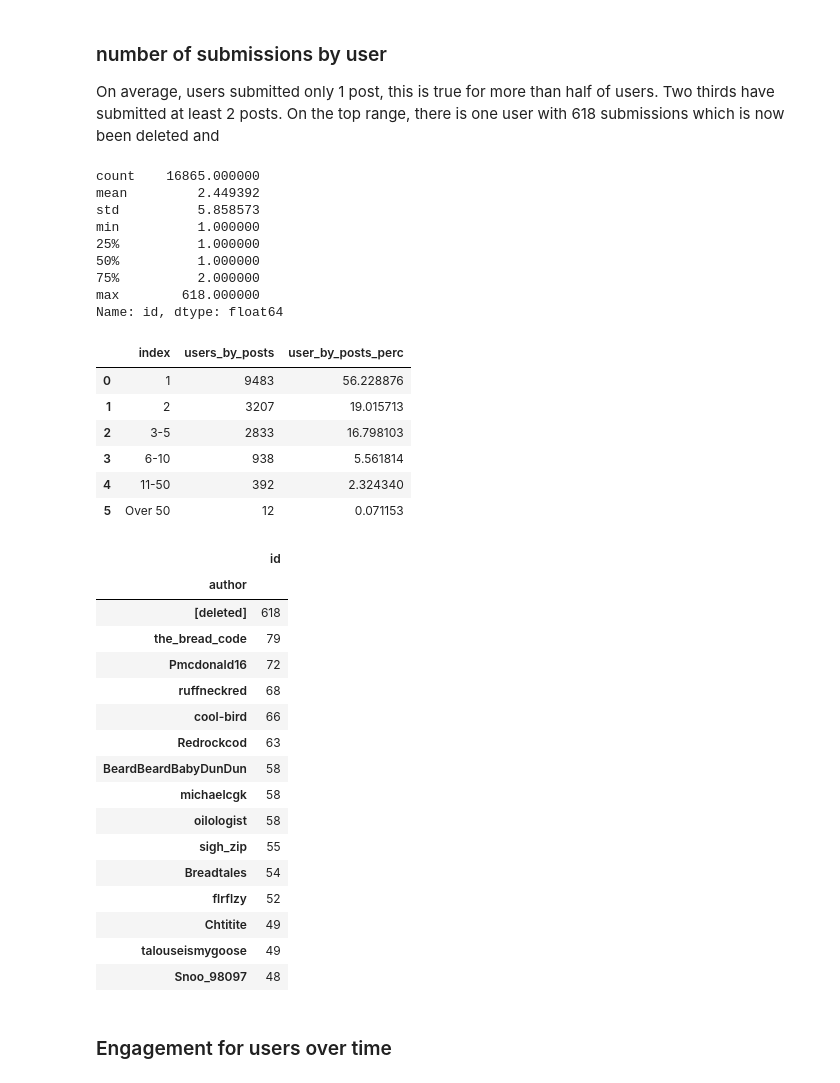
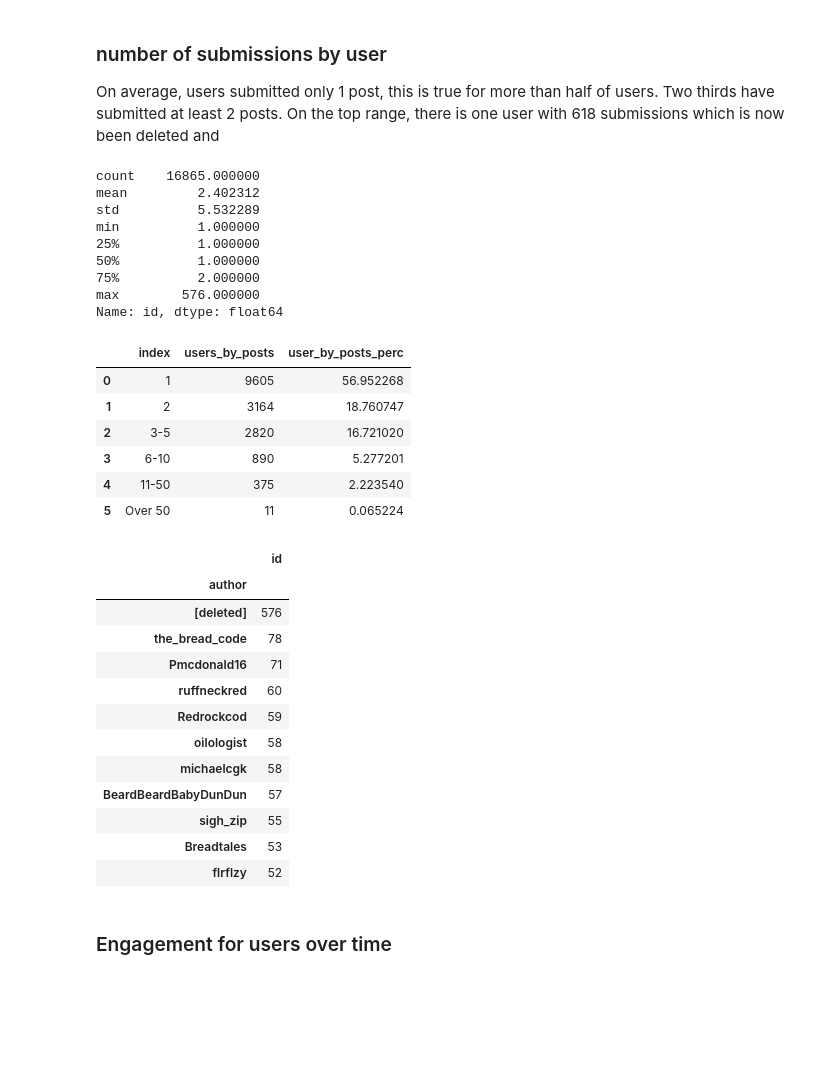
Before and after one commit to Lisa-Ho/breadit, a Jupyter notebook: notebooks/lockdown-baking-part-2-data-cleaning-classification.ipynb, the cells around one changed output. Cells and saved outputs as stored; diff of their text form; code cells hidden in the pictures; blank space fills up the shorter version.

```diff
--- a/notebooks/lockdown-baking-part-2-data-cleaning-classification.ipynb
+++ b/notebooks/lockdown-baking-part-2-data-cleaning-classification.ipynb
@@ -144,12 +117,18 @@ def replace_values(text, dic):
     return text
 
 # list of values to be replaced, including punctuation
-replace_dict = {"&amp;": "", #xml syntax for &
-                "[!\"#$%&()*+,./:;<=>?@[\]^_`{|}~“”-]": "",
+replace_dict = {"&amp;": " ", #xml syntax for &
+                "[!\"#$%&()*+,./:;<=>?@[\]^_`{|}~“”-]": " ",
                 "pnw" : "pacific northwest",
                 "  ": " ", #double space
                 "’s" :"",
                 "’m" : "",
+                "y'all": "you all",
+                "i'm": "i am",
+                "i've": "i have",
+                "it'll": "it will",
+                "we're": "we are",
+                "i'd": "i would",
                 "loaves": "loaf"
                }
 
@@ -511,13 +513,13 @@ pivot = pd.DataFrame(df.groupby("author")["id"].count())
 pivot["id"].describe()
 # %% [output]
 count    16865.000000
-mean         2.449392
-std          5.858573
+mean         2.402312
+std          5.532289
 min          1.000000
 25%          1.000000
 50%          1.000000
 75%          2.000000
-max        618.000000
+max        576.000000
 Name: id, dtype: float64
 # %%
 bins = [0, 1, 2, 5, 10 ,50, np.inf]
@@ -534,32 +536,29 @@ pivot.to_csv(".\\data\charts\posts_by_user_bins.csv", index=False)
 pivot
 # %% [output]
 |  | index | users_by_posts | user_by_posts_perc |
-| 0 | 1 | 9483 | 56.228876 |
-| 1 | 2 | 3207 | 19.015713 |
-| 2 | 3-5 | 2833 | 16.798103 |
-| 3 | 6-10 | 938 | 5.561814 |
-| 4 | 11-50 | 392 | 2.324340 |
-| 5 | Over 50 | 12 | 0.071153 |
+| 0 | 1 | 9605 | 56.952268 |
+| 1 | 2 | 3164 | 18.760747 |
+| 2 | 3-5 | 2820 | 16.721020 |
+| 3 | 6-10 | 890 | 5.277201 |
+| 4 | 11-50 | 375 | 2.223540 |
+| 5 | Over 50 | 11 | 0.065224 |
 # %%
+pivot = pd.DataFrame(df.groupby("author")["id"].count())
 pivot = pivot.sort_values(by="id", ascending=False)
-pivot.head(15)
+pivot.head(11)
 # %% [output]
 |  | id |
 | author |  |
-| [deleted] | 618 |
-| the_bread_code | 79 |
-| Pmcdonald16 | 72 |
-| ruffneckred | 68 |
-| cool-bird | 66 |
-| Redrockcod | 63 |
-| BeardBeardBabyDunDun | 58 |
+| [deleted] | 576 |
+| the_bread_code | 78 |
+| Pmcdonald16 | 71 |
+| ruffneckred | 60 |
+| Redrockcod | 59 |
+| oilologist | 58 |
 | michaelcgk | 58 |
-| oilologist | 58 |
+| BeardBeardBabyDunDun | 57 |
 | sigh_zip | 55 |
-| Breadtales | 54 |
+| Breadtales | 53 |
 | flrflzy | 52 |
-| Chtitite | 49 |
-| talouseismygoose | 49 |
-| Snoo_98097 | 48 |
 # %% [markdown]
 ### Engagement for users over time
```
Also changed, not shown: parts of 50 cells of this notebook.
